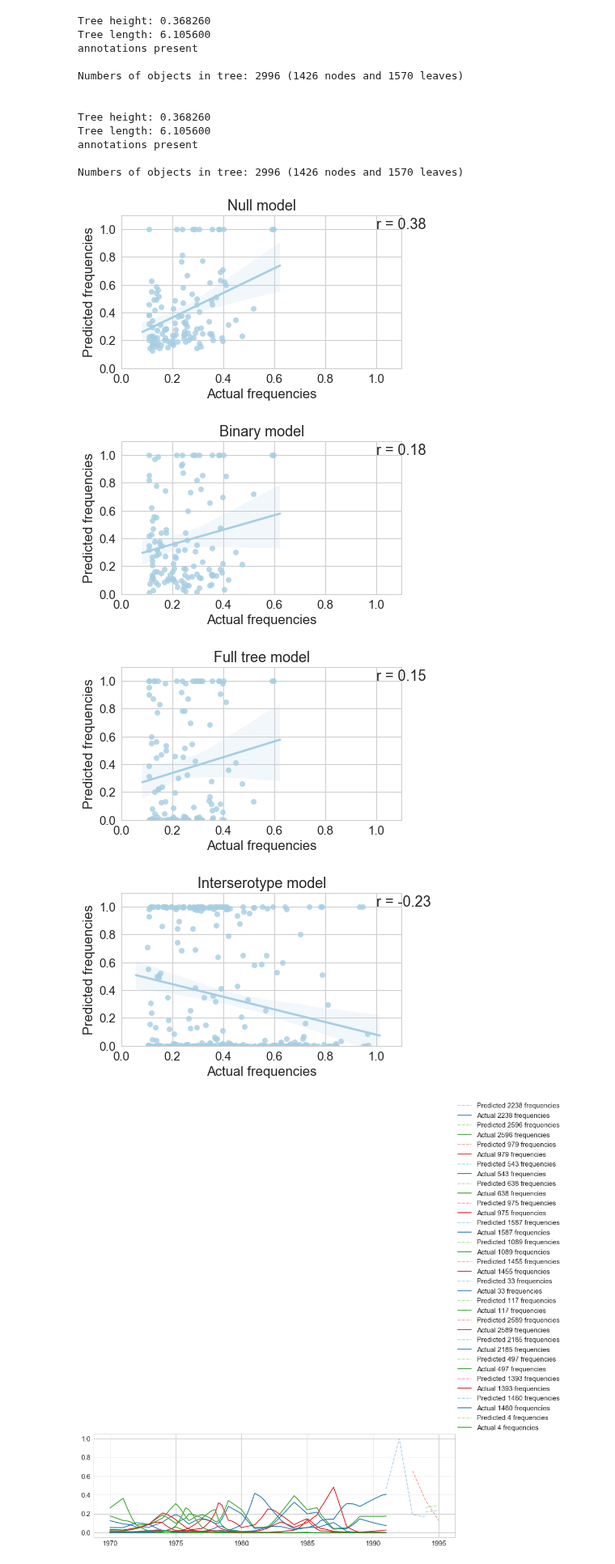
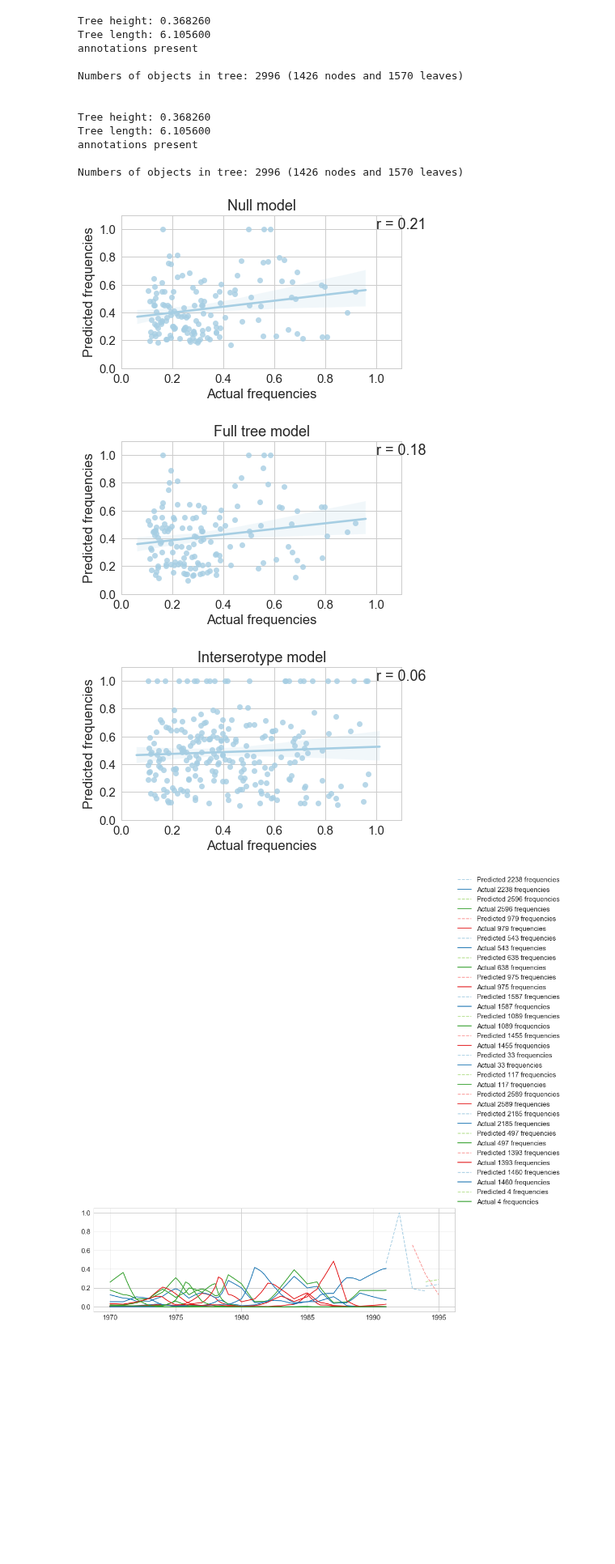
Before and after one commit to blab/dengue-antigenic-dynamics, a Jupyter notebook: scripts/frequencies/antigenic_fitness_take2.ipynb, the cells around one changed output. Shown at 81% size. Cells and saved outputs as stored; diff of their text form; code cells hidden in the pictures; blank space fills up the shorter version.

```diff
--- a/scripts/frequencies/antigenic_fitness_take2.ipynb
+++ b/scripts/frequencies/antigenic_fitness_take2.ipynb
@@ -41,15 +41,15 @@ gamma = -0.25
 # %%
 ##### Input and setup #####
 
-frequencies = pd.read_csv(frequency_path, index_col=0)
-frequencies = frequencies.loc[(frequencies.index >= date_range[0]) & (frequencies.index <= date_range[1])]
+all_frequencies = pd.read_csv(frequency_path, index_col=0) # pd.DataFrame(columns=clades, index=timepoints, values=relative frequencies)
+all_frequencies = all_frequencies.loc[(all_frequencies.index >= date_range[0]) & (all_frequencies.index <= date_range[1])]
 
-timepoints = frequencies.index.tolist()
-n_years = int(timepoints[-1]) - int(timepoints[0]) # numer of years in the frequencies dataset
-tppy = len(timepoints)/n_years # pivots per year
+timepoints = all_frequencies.index.tolist()
+n_years = int(timepoints[-1]) - int(timepoints[0]) # number of years in the frequencies dataset
+tppy = int(len(timepoints)/n_years) # timepoints per year
 
 tp_back = years_back*tppy # number of timepoints to sum over
-tp_forward = years_forward*tppy # number of timepoints forward to look at
+tp_forward = years_forward*tppy # number of timepoints forward to predict
 
 ## Load both trees from JSON
 all_branch_effects_tree = bt.loadJSON(all_branch_effects_tree, json_translation={'name': 'strain', 'height': 'xvalue'})
@@ -97,7 +97,6 @@ def get_dTiter(clade1, clade2, antigenic_resolution, clade_lookup=clade_lookup):
     * 'serotype': sum dTiter on each branch of the interserotype-only tree between clade1 and clade 2
     * 'genotype': sum dTiter on each branch of the all-branch-effects tree between clade1 and clade 2
     * 'null': all strains are antigenically uniform, return 0.
-    * 'binary': all strains within a serotype are antigenically uniform, return 0.; all strains between serotypes are equally different, return 1.
     '''
 
     clades = tuple(sorted([clade1, clade2])) # sorted to avoid key errors
@@ -107,16 +106,12 @@ def get_dTiter(clade1, clade2, antigenic_resolution, clade_lookup=clade_lookup):
     except KeyError:
         pass
 
-    if antigenic_resolution == 'null' or clade1 == clade2:
-        return 0.
-    elif antigenic_resolution == 'binary':
-        return float(are_homotypic(clade1, clade2))
-    elif antigenic_resolution == 'serotype':
+    if antigenic_resolution == 'serotype':
         tree_trait = 'interserotype_dTiter'
     elif antigenic_resolution == 'clade':
         tree_trait = 'dTiter'
     else:
-        raise AssertionError, "ERROR: Valid antigenic resolutions are ['serotype', 'clade', 'binary', 'null']. Got: ", antigenic_resolution
+        raise AssertionError, "ERROR: Valid antigenic resolutions are ['serotype', 'clade']. Got: ", antigenic_resolution
 
     k1, k2 = clade_lookup[clade1], clade_lookup[clade2] # pull bt node objects from the tree
     k1_trace = []
@@ -257,44 +273,47 @@ binary_clade_frequencies = predict_normalize_all_clades(genotype_clades, 'binary
 genotype_clade_frequencies = predict_normalize_all_clades(genotype_clades, 'clade')
 serotype_clade_frequencies = predict_normalize_all_clades(serotype_clades, 'serotype')
 # %%
-def test_predictions(predicted_frequencies, frequencies=frequencies, title=None):
+def test_predictions(predicted_frequencies, all_frequencies=all_frequencies, title=None):
 
-    predicted_date_range = (min(predicted_frequencies.values()[0]), max(predicted_frequencies.values()[0]))
+    predicted_clades = predicted_frequencies.keys()
+    predicted_date_range = (min(predicted_frequencies[predicted_clades[0]].keys()),
+                            max(predicted_frequencies[predicted_clades[0]].keys()))
+
+
+    actual_frequencies = normalize_frequencies_by_timepoint(all_frequencies[predicted_clades])
 
     actual = []
     predicted = []
 
-
     for clade, predicted_freqs in predicted_frequencies.items():
-        actual += frequencies[clade][predicted_date_range[0]:predicted_date_range[1]].tolist()
+        actual += actual_frequencies[clade][predicted_date_range[0]:predicted_date_range[1]].tolist()
         predicted += predicted_freqs.values()
 
     actual = np.array(actual)
     predicted = np.array(predicted)
-    mask = (~np.isnan(actual)) & (~np.isnan(predicted)) & (actual > 0.1)
+    mask = (~np.isnan(actual)) & (~np.isnan(predicted)) & (actual > 0.1) & (predicted > 0.1)
 
     fit = stats.linregress(actual[mask], predicted[mask])
 
     ax=sns.regplot(actual[mask], predicted[mask])
     ax.set_xlabel('Actual frequencies')#, X(t+%d)/X(t)'%years_forward)
     ax.set_ylabel('Predicted frequencies')#, X(t+%d)/X(t)'%years_forward)
     ax.set_xlim(0,1.1)
     ax.set_ylim(0,1.1)
     ax.text(1,1,'r = %.2f'%fit[2], )
     if title:
         ax.set_title(title)
     plt.tight_layout()
     plt.show()
 
 test_predictions(null_clade_frequencies, title='Null model')
-test_predictions(binary_clade_frequencies, title='Binary model')
+# test_predictions(binary_clade_frequencies, title='Binary model')
 test_predictions(genotype_clade_frequencies, title='Full tree model')
 test_predictions(serotype_clade_frequencies, title='Interserotype model')
 # %% [output]
-[figure, old version]
+[figure, new version]
-[figure, old version]
+[figure, new version]
-[figure, old version]
+[figure, new version]
-[figure, removed]
 # %%
 def plot_frequency_trajectory(frequency_trajectories, starting_year, date_range=date_range, frequencies=frequencies):
 
```
Also changed, not shown: parts of 4 cells of this notebook.
